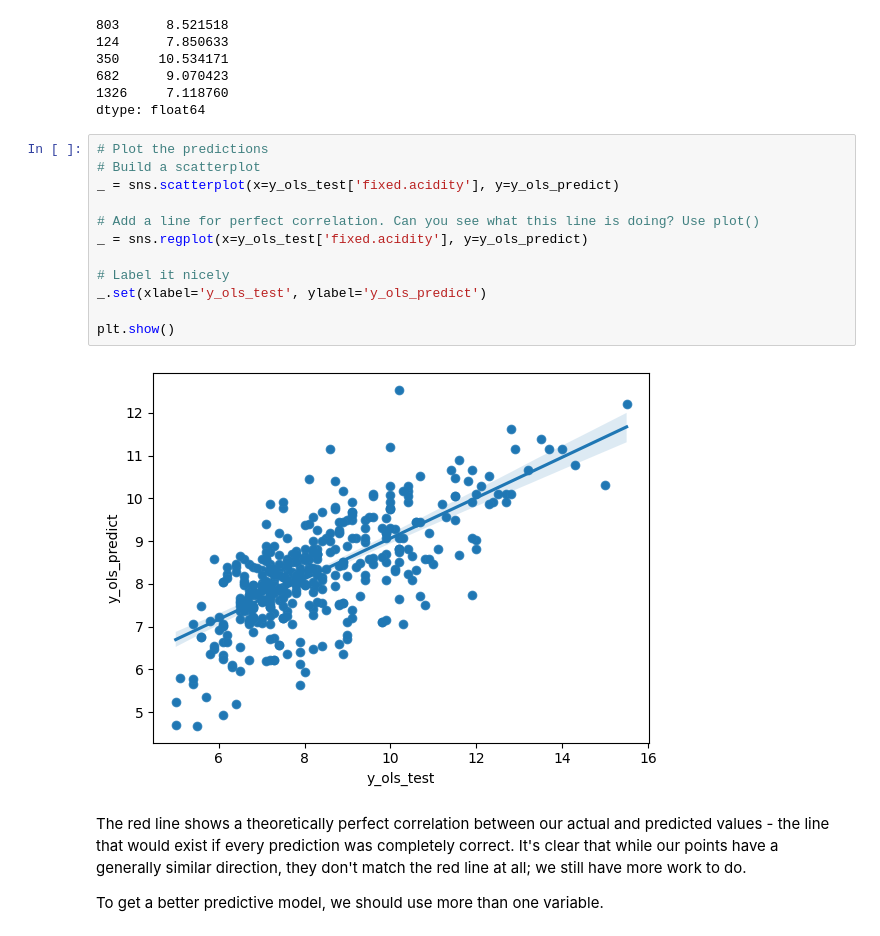
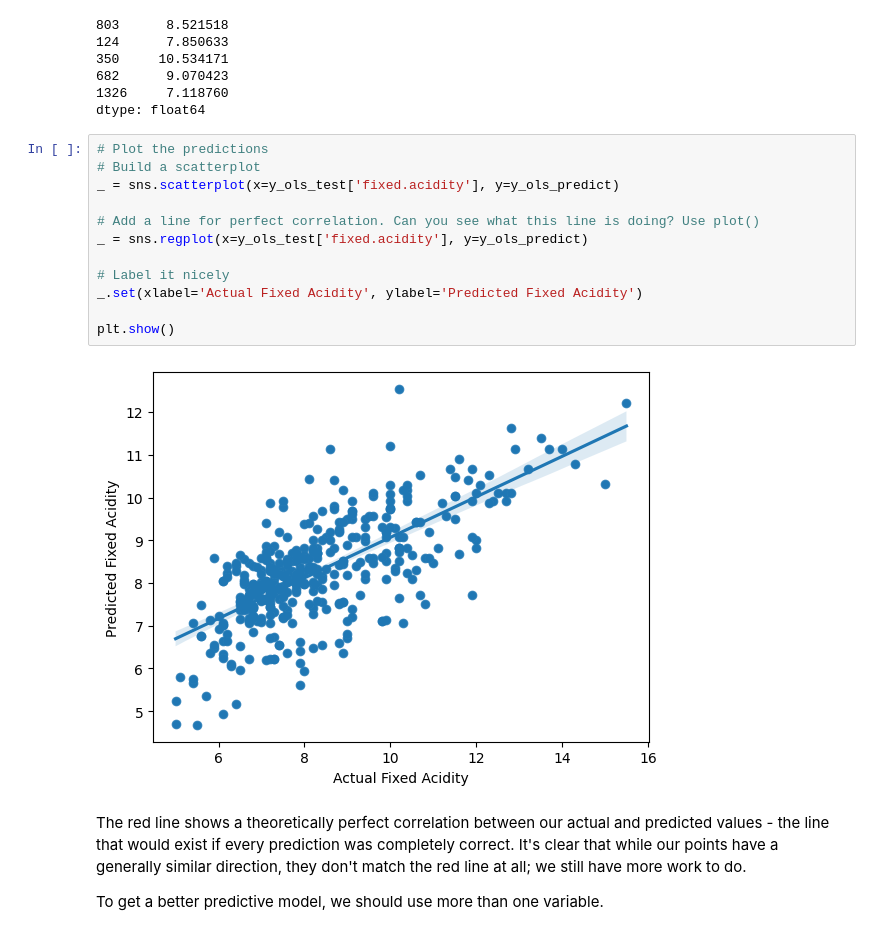
Before and after one commit to blue-santa/sprinboard-data-science-2026, a Jupyter notebook: 11-python-statistics-in-eda/04-statistical-modeling/00-case-study-linear-reg/Springboard Regression Case Study - the Red Wine Dataset - Tier 3.ipynb, the cells around one changed output. Cells and saved outputs as stored; diff of their text form.

```diff
--- a/11-python-statistics-in-eda/04-statistical-modeling/00-case-study-linear-reg/Springboard Regression Case Study - the Red Wine Dataset - Tier 3.ipynb
+++ b/11-python-statistics-in-eda/04-statistical-modeling/00-case-study-linear-reg/Springboard Regression Case Study - the Red Wine Dataset - Tier 3.ipynb
@@ -474,17 +474,17 @@ dtype: float64
 # %%
 # Plot the predictions
 # Build a scatterplot
 _ = sns.scatterplot(x=y_ols_test['fixed.acidity'], y=y_ols_predict)
 
 # Add a line for perfect correlation. Can you see what this line is doing? Use plot()
 _ = sns.regplot(x=y_ols_test['fixed.acidity'], y=y_ols_predict)
 
 # Label it nicely
-_.set(xlabel='y_ols_test', ylabel='y_ols_predict')
+_.set(xlabel='Actual Fixed Acidity', ylabel='Predicted Fixed Acidity')
 
 plt.show()
 # %% [output]
-[figure, old version]
+[figure, new version]
 # %% [markdown]
 The red line shows a theoretically perfect correlation between our actual and predicted values - the line that would exist if every prediction was completely correct. It's clear that while our points have a generally similar direction, they don't match the red line at all; we still have more work to do.
 
```
Also changed, not shown: parts of 10 cells of this notebook.
